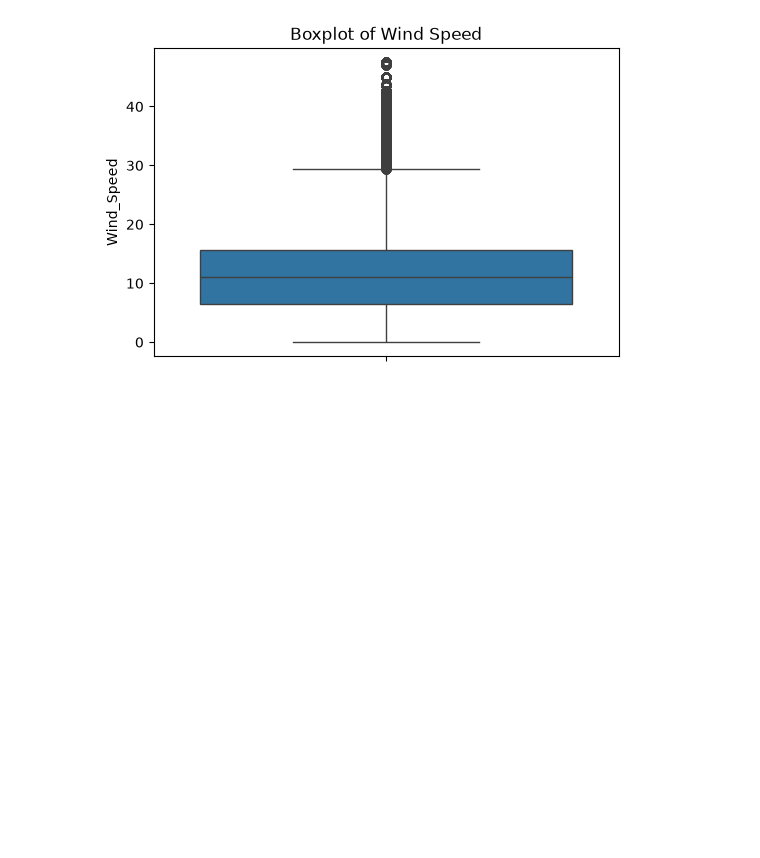
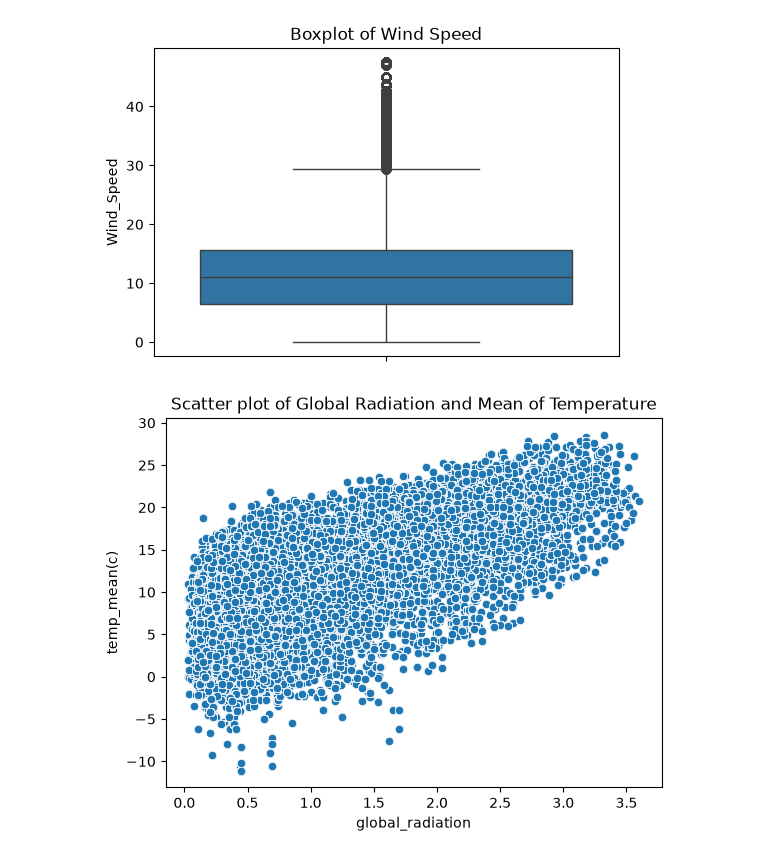
Before and after one commit to ingalemansi70/Machine_Learning, a Jupyter notebook: Special_Assignment.ipynb, the cells around one changed output. Cells and saved outputs as stored; diff of their text form; code cells hidden in the pictures; blank space fills up the shorter version.

```diff
--- a/Special_Assignment.ipynb
+++ b/Special_Assignment.ipynb
@@ -101,3 +101,9 @@ plt.title("Boxplot of Wind Speed")
 plt.show()
 # %% [output]
 [figure]
+# %%
+sns.scatterplot(data=df,x="global_radiation",y="temp_mean(c)")
+plt.title("Scatter plot of Global Radiation and Mean of Temperature")
+plt.show()
+# %% [output]
+[figure, added]
```
Also changed, not shown: parts of 1 cell of this notebook.
